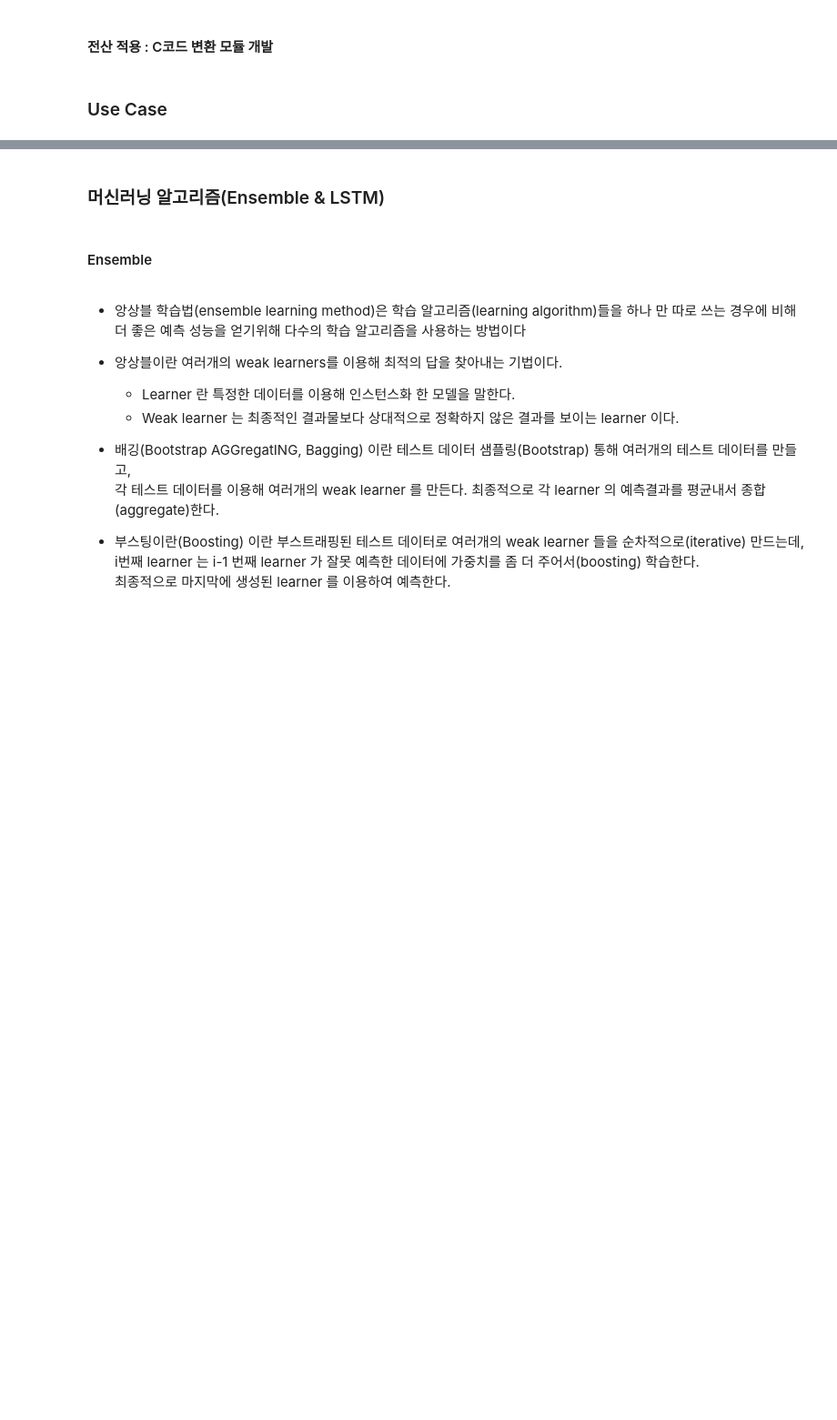
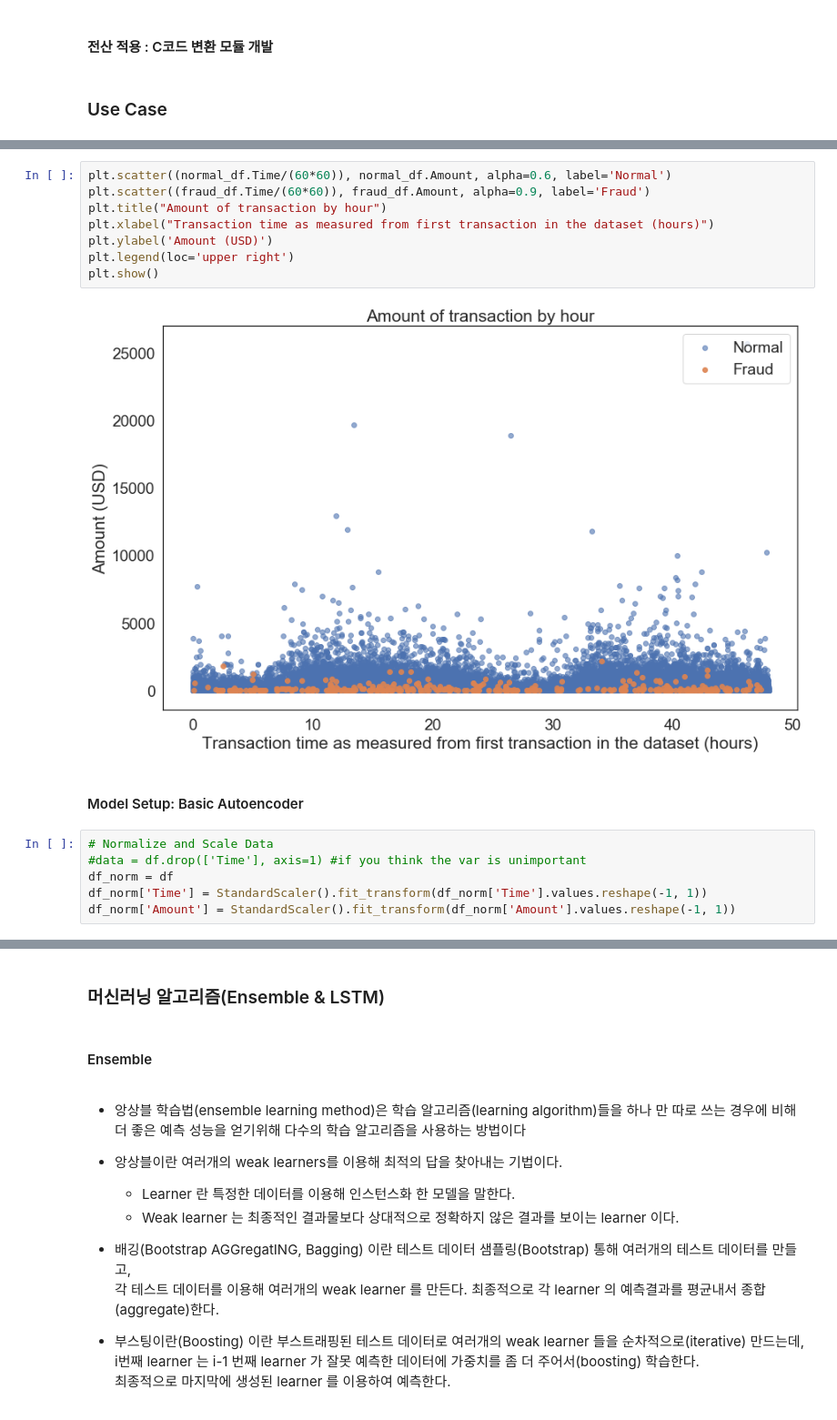
Before and after one commit to sungalex/nlp, a Jupyter notebook: lecture26-특강-금융_모델링_Use_Case-Fraud_Detection.ipynb, the cells around one changed output, grey strips where cells are left out. Shown: that part at 91% size. Saved outputs shown, nothing was run; the diff lists cells and outputs as text; blank space fills up the shorter version.

```diff
--- a/lecture26-특강-금융_모델링_Use_Case-Fraud_Detection.ipynb
+++ b/lecture26-특강-금융_모델링_Use_Case-Fraud_Detection.ipynb
@@ -61,0 +189,18 @@
+# %%
+plt.scatter((normal_df.Time/(60*60)), normal_df.Amount, alpha=0.6, label='Normal')
+plt.scatter((fraud_df.Time/(60*60)), fraud_df.Amount, alpha=0.9, label='Fraud')
+plt.title("Amount of transaction by hour")
+plt.xlabel("Transaction time as measured from first transaction in the dataset (hours)")
+plt.ylabel('Amount (USD)')
+plt.legend(loc='upper right')
+plt.show()
+# %% [output]
+[figure, added]
+# %% [markdown]
+#### Model Setup: Basic Autoencoder
+# %%
+# Normalize and Scale Data
+#data = df.drop(['Time'], axis=1) #if you think the var is unimportant
+df_norm = df
+df_norm['Time'] = StandardScaler().fit_transform(df_norm['Time'].values.reshape(-1, 1))
+df_norm['Amount'] = StandardScaler().fit_transform(df_norm['Amount'].values.reshape(-1, 1))
```
Also changed, not shown: parts of 30 cells of this notebook.
